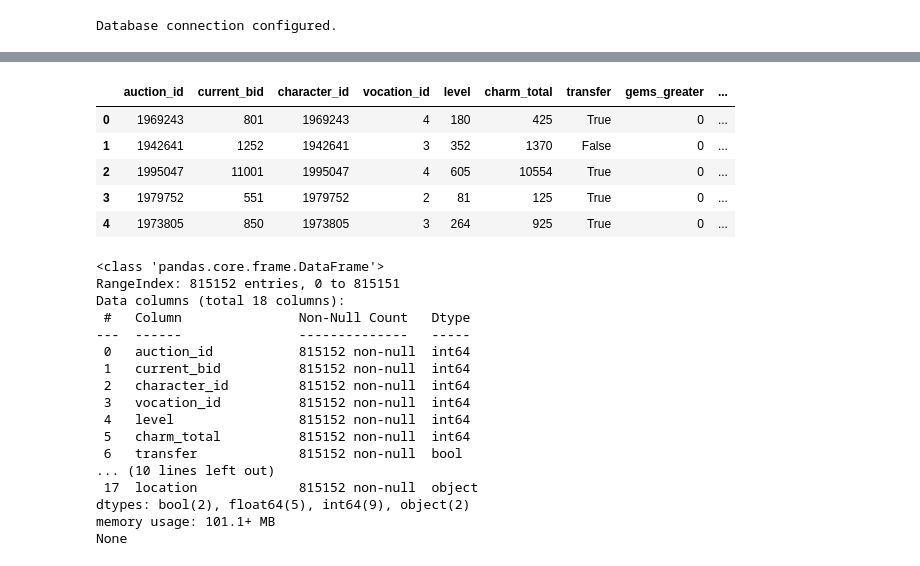
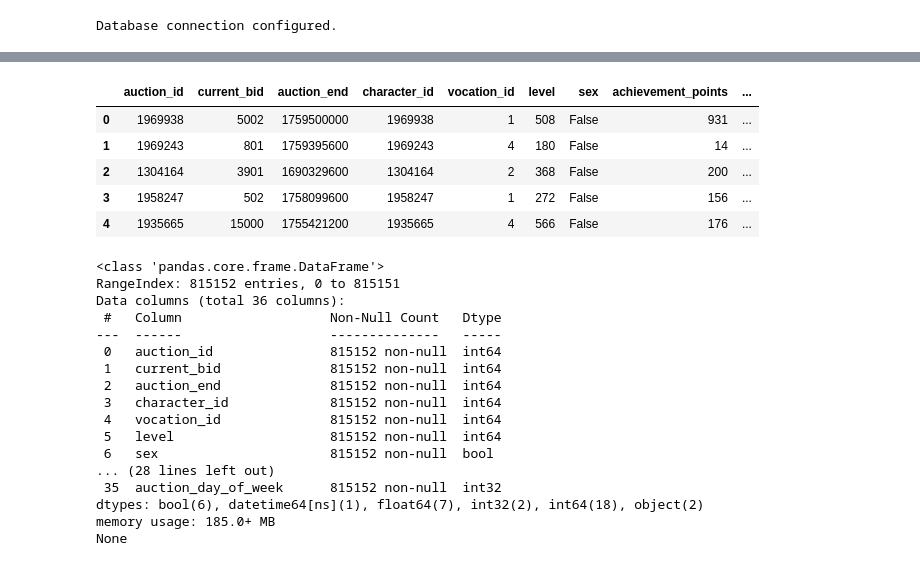
Before and after one commit to martynaottoni/tibia-auctions-analysis, a Jupyter notebook: notebooks/data_exploration.ipynb, the cells around one changed output, grey strips where cells are left out. Drawn from its saved outputs; the diff is of its cells as text; code cells hidden in the pictures.

```diff
--- a/notebooks/data_exploration.ipynb
+++ b/notebooks/data_exploration.ipynb
@@ -108,51 +108,69 @@ Database schema:
 # %%
 schema_query = """
 SELECT
     a.id AS auction_id,
     a.current_bid,
+    a.auction_end,
     c.id AS character_id,
     c.vocation_id,
     c.level,
+    c.sex,
+    c.achievement_points,
+    c.boss_points,
+    c.tc_invested,
     c.charm_total,
+    c.charm_expansion,
+    c.prey_slot,
+    c.hunting_slot,
     c.transfer,
     c.gems_greater,
+    c.outfits_count,
+    c.mounts_count,
     c.store_mounts_count,
     c.store_outfits_count,
-    s.magic, s.axe, s.sword, s.club, s.distance,
+    c.hirelings_count,
+    s.magic, s.axe, s.sword, s.club, s.distance, s.shielding, s.fist,
     w.pvp_type,
     w.battleye,
-    w.location
+    w.location,
+    (SELECT COUNT(*) FROM character_rare_achievements cra WHERE cra.character_id = c.id) as rare_achievements_count,
+    (SELECT COUNT(*) FROM character_imbuements ci WHERE ci.character_id = c.id) as imbuements_known_count
 FROM auctions a
 JOIN characters c ON a.character_id = c.id
 LEFT JOIN skills s ON c.skills_id = s.id
 LEFT JOIN worlds w ON c.world_id = w.id
 WHERE a.has_been_bidded = true
     AND a.is_historical = true
 """
-schema_df = pd.read_sql(schema_query, engine)
-display(schema_df.head())
-print(schema_df.info())
+auctions_df = pd.read_sql(schema_query, engine)
+
+auctions_df['auction_end_dt'] = pd.to_datetime(auctions_df['auction_end'], unit='s')
+auctions_df['auction_month'] = auctions_df['auction_end_dt'].dt.month
+auctions_df['auction_day_of_week'] = auctions_df['auction_end_dt'].dt.dayofweek
+
+display(auctions_df.head())
+print(auctions_df.info())
 # %% [output]
-|  | auction_id | current_bid | character_id | vocation_id | level | charm_total | transfer | gems_greater | ... |
-| 0 | 1969243 | 801 | 1969243 | 4 | 180 | 425 | True | 0 | ... |
-| 1 | 1942641 | 1252 | 1942641 | 3 | 352 | 1370 | False | 0 | ... |
-| 2 | 1995047 | 11001 | 1995047 | 4 | 605 | 10554 | True | 0 | ... |
-| 3 | 1979752 | 551 | 1979752 | 2 | 81 | 125 | True | 0 | ... |
-| 4 | 1973805 | 850 | 1973805 | 3 | 264 | 925 | True | 0 | ... |
+|  | auction_id | current_bid | auction_end | character_id | vocation_id | level | sex | achievement_points | ... |
+| 0 | 1969938 | 5002 | 1759500000 | 1969938 | 1 | 508 | False | 931 | ... |
+| 1 | 1969243 | 801 | 1759395600 | 1969243 | 4 | 180 | False | 14 | ... |
+| 2 | 1304164 | 3901 | 1690329600 | 1304164 | 2 | 368 | False | 200 | ... |
+| 3 | 1958247 | 502 | 1758099600 | 1958247 | 1 | 272 | False | 156 | ... |
+| 4 | 1935665 | 15000 | 1755421200 | 1935665 | 4 | 566 | False | 176 | ... |
 <class 'pandas.core.frame.DataFrame'>
 RangeIndex: 815152 entries, 0 to 815151
-Data columns (total 18 columns):
- #   Column               Non-Null Count   Dtype
----  ------               --------------   -----
- 0   auction_id           815152 non-null  int64
- 1   current_bid          815152 non-null  int64
- 2   character_id         815152 non-null  int64
- 3   vocation_id          815152 non-null  int64
- 4   level                815152 non-null  int64
- 5   charm_total          815152 non-null  int64
- 6   transfer             815152 non-null  bool
-... (10 lines left out)
- 17  location             815152 non-null  object
-dtypes: bool(2), float64(5), int64(9), object(2)
-memory usage: 101.1+ MB
+Data columns (total 36 columns):
+ #   Column                   Non-Null Count   Dtype
+---  ------                   --------------   -----
+ 0   auction_id               815152 non-null  int64
+ 1   current_bid              815152 non-null  int64
+ 2   auction_end              815152 non-null  int64
+ 3   character_id             815152 non-null  int64
+ 4   vocation_id              815152 non-null  int64
+ 5   level                    815152 non-null  int64
+ 6   sex                      815152 non-null  bool
+... (28 lines left out)
+ 35  auction_day_of_week      815152 non-null  int32
+dtypes: bool(6), datetime64[ns](1), float64(7), int32(2), int64(18), object(2)
+memory usage: 185.0+ MB
 None
```
Also changed, not shown: parts of 3 cells of this notebook.
